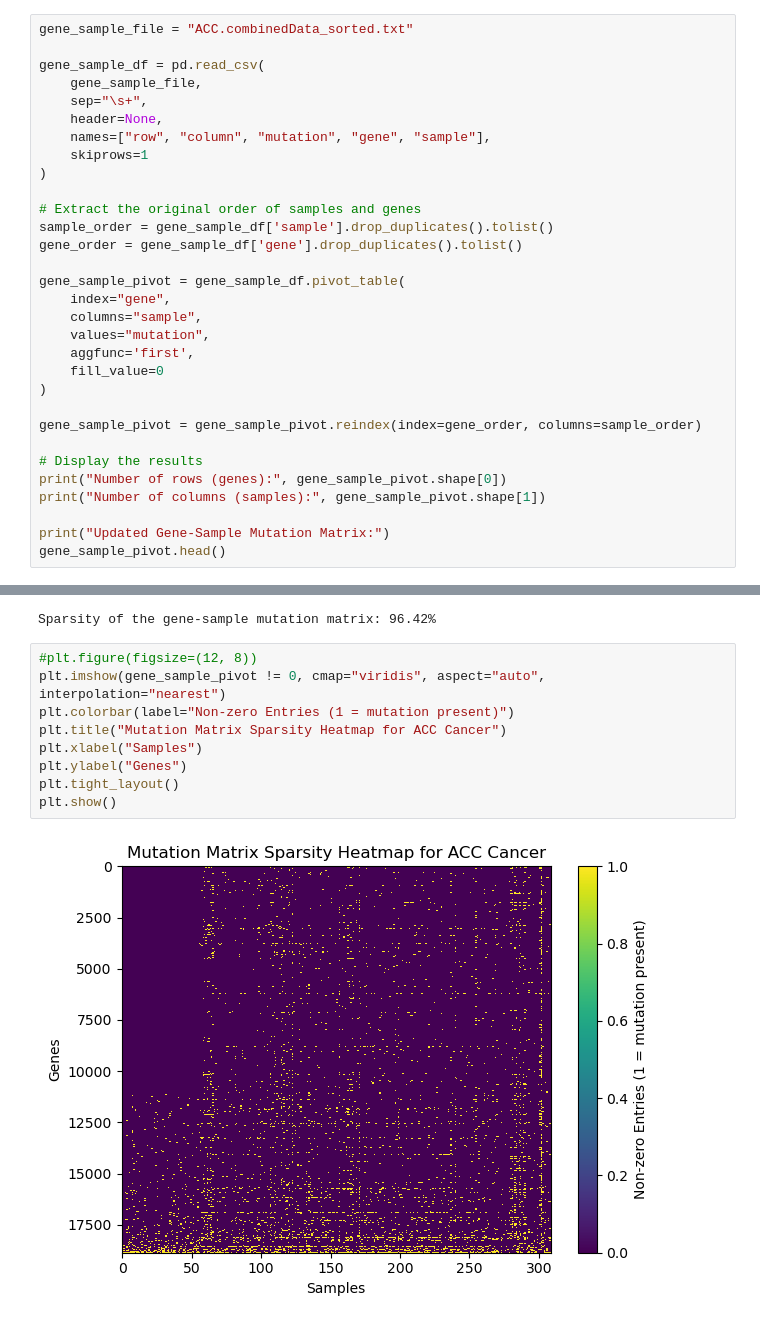
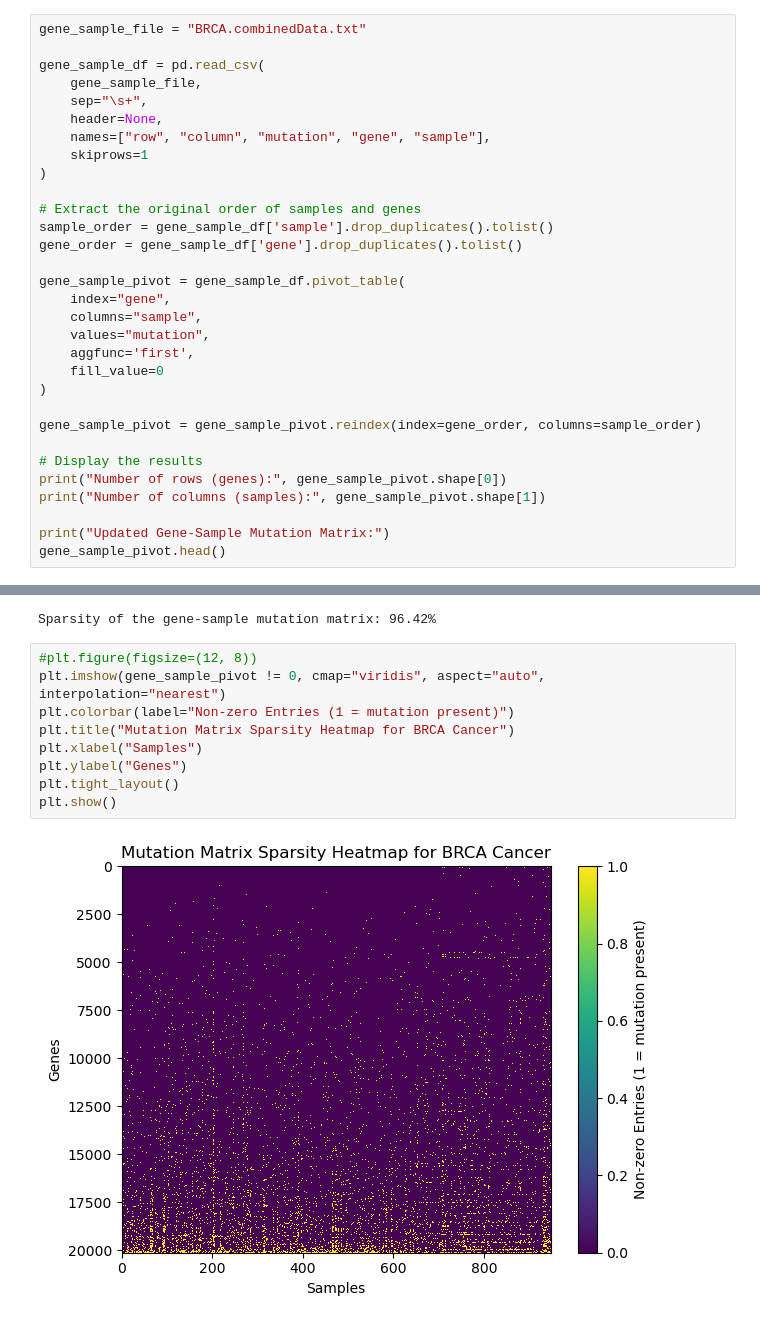
Before and after one commit to RitvikPrabhu/FugakuCarcinogenisis, a Jupyter notebook: data/TestNotebook.ipynb, the cells around one changed output, grey strips where cells are left out. Saved outputs shown, nothing was run; the diff lists cells and outputs as text.

```diff
--- a/data/TestNotebook.ipynb
+++ b/data/TestNotebook.ipynb
@@ -3,7 +3,7 @@ import pandas as pd
 import numpy as np
 import matplotlib.pyplot as plt
 # %%
-gene_sample_file = "ACC.combinedData_sorted.txt"
+gene_sample_file = "BRCA.combinedData.txt"
 
 gene_sample_df = pd.read_csv(
     gene_sample_file,
@@ -81,11 +81,11 @@ Sparsity of the gene-sample mutation matrix: 96.42%
 # %%
 #plt.figure(figsize=(12, 8))
 plt.imshow(gene_sample_pivot != 0, cmap="viridis", aspect="auto", interpolation="nearest")
 plt.colorbar(label="Non-zero Entries (1 = mutation present)")
-plt.title("Mutation Matrix Sparsity Heatmap for ACC Cancer")
+plt.title("Mutation Matrix Sparsity Heatmap for BRCA Cancer")
 plt.xlabel("Samples")
 plt.ylabel("Genes")
 plt.tight_layout()
 plt.show()
 # %% [output]
-[figure, old version]
+[figure, new version]
```
Also changed, not shown: parts of 4 cells of this notebook, 11 other files.
